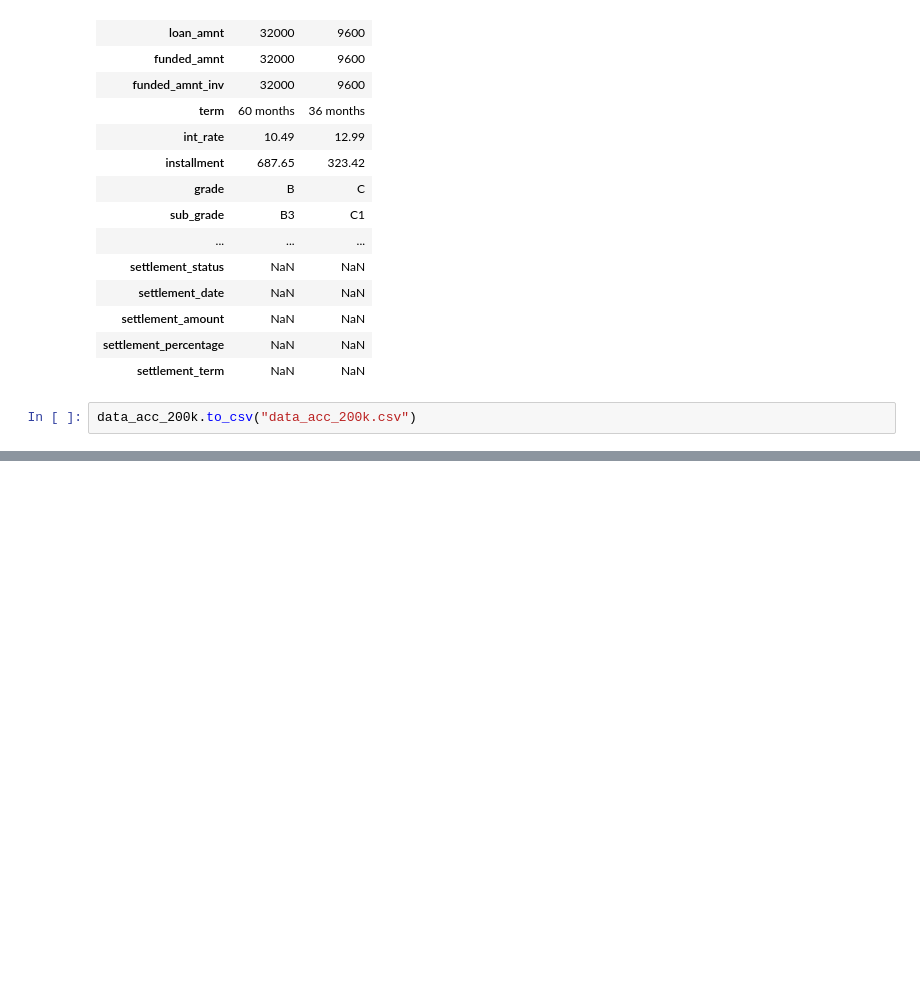
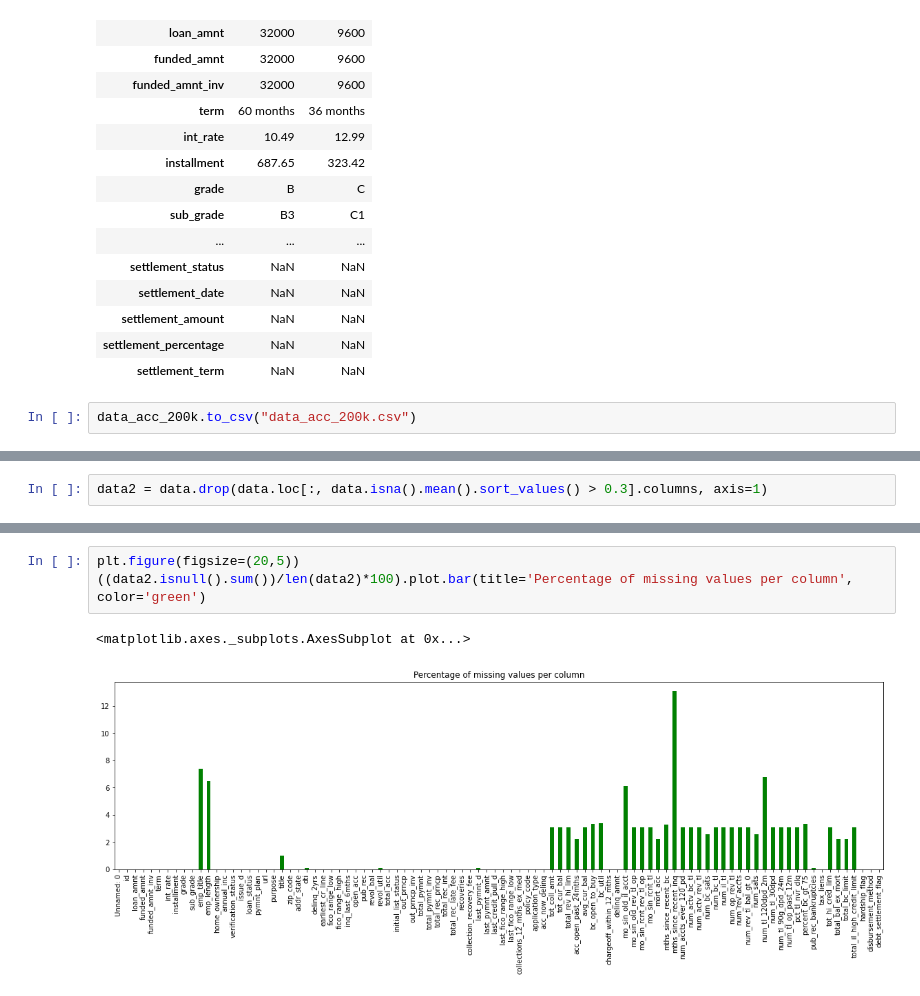
Before and after one commit to CarolinaMejiaMujica/Lending-Club-loan-data, a Jupyter notebook: data_analysis.ipynb, the cells around one changed output, grey strips where cells are left out. Saved outputs shown, nothing was run; the diff lists cells and outputs as text; blank space fills up the shorter version.

```diff
--- a/data_analysis.ipynb
+++ b/data_analysis.ipynb
@@ -137,0 +179,2 @@ data_acc_200k.to_csv("data_acc_200k.csv")
+# %%
+data2 = data.drop(data.loc[:, data.isna().mean().sort_values() > 0.3].columns, axis=1)
@@ -137,0 +266,6 @@ data_acc_200k.to_csv("data_acc_200k.csv")
+# %%
+plt.figure(figsize=(20,5))
+((data2.isnull().sum())/len(data2)*100).plot.bar(title='Percentage of missing values per column', color='green')
+# %% [output]
+<matplotlib.axes._subplots.AxesSubplot at 0x...>
+[figure, added]
```
Also changed, not shown: parts of 37 cells of this notebook, 1 other file.
